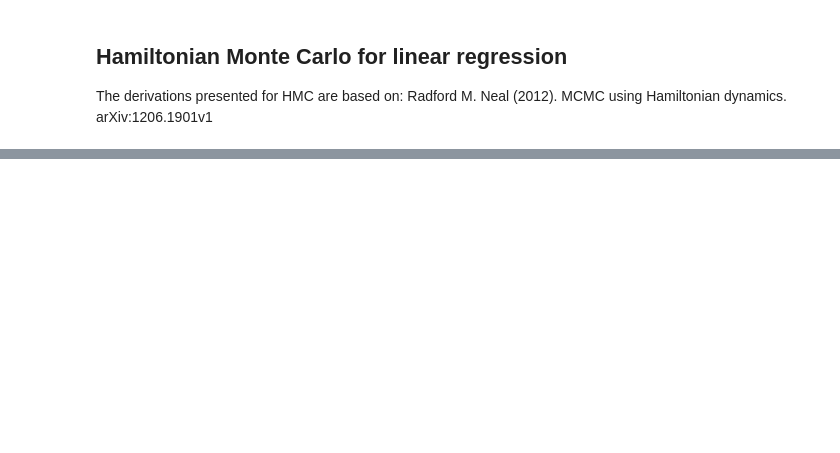
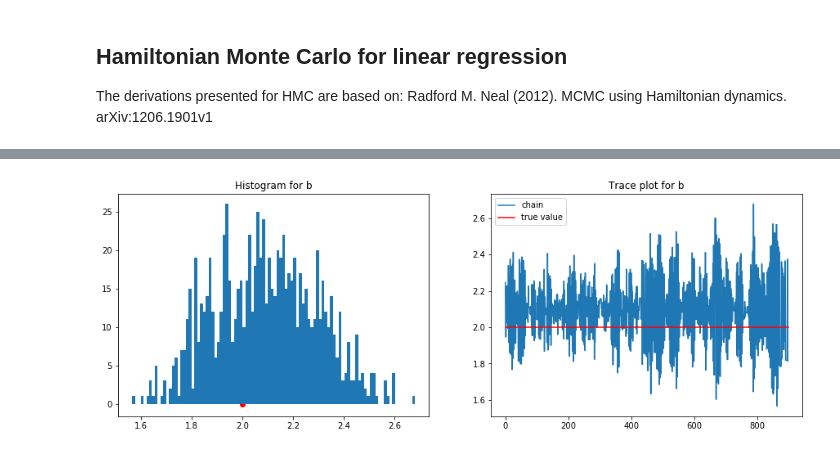
Before and after one commit to quynhhgoogoo/mcmc-project, a Jupyter notebook: notebooks/hmc/hmc_linear_regression.ipynb, the cells around one changed output, grey strips where cells are left out. Drawn from its saved outputs; the diff is of its cells as text; code cells hidden in the pictures; blank space fills up the shorter version.

```diff
--- a/notebooks/hmc/hmc_linear_regression.ipynb
+++ b/notebooks/hmc/hmc_linear_regression.ipynb
@@ -148,0 +327,15 @@ class HMC:
+# %%
+plt.figure(figsize=(15,5))
+plt.subplot(1,2,1)
+b_samples = [theta[1] for theta in theta_samples]
+plt.hist(b_samples, bins=100)
+plt.scatter(b, 0, c="r")
+plt.title("Histogram for b")
+plt.subplot(1,2,2)
+plt.plot(b_samples, label="chain")
+plt.plot([0, len(b_samples)], [b, b], c="r", label="true value")
+plt.title("Trace plot for b")
+plt.legend()
+plt.show()
+# %% [output]
+[figure, added]
```
Also changed, not shown: parts of 12 cells of this notebook.
